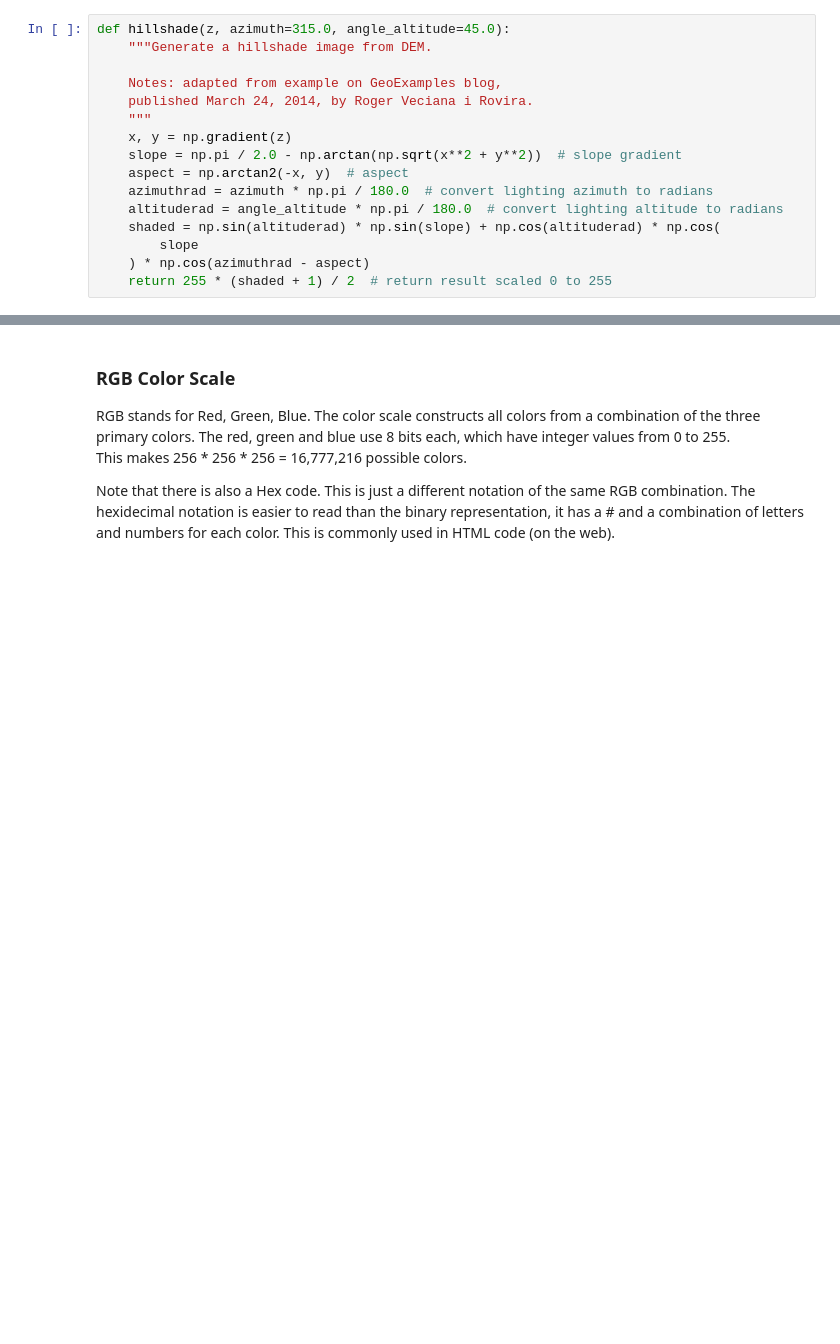
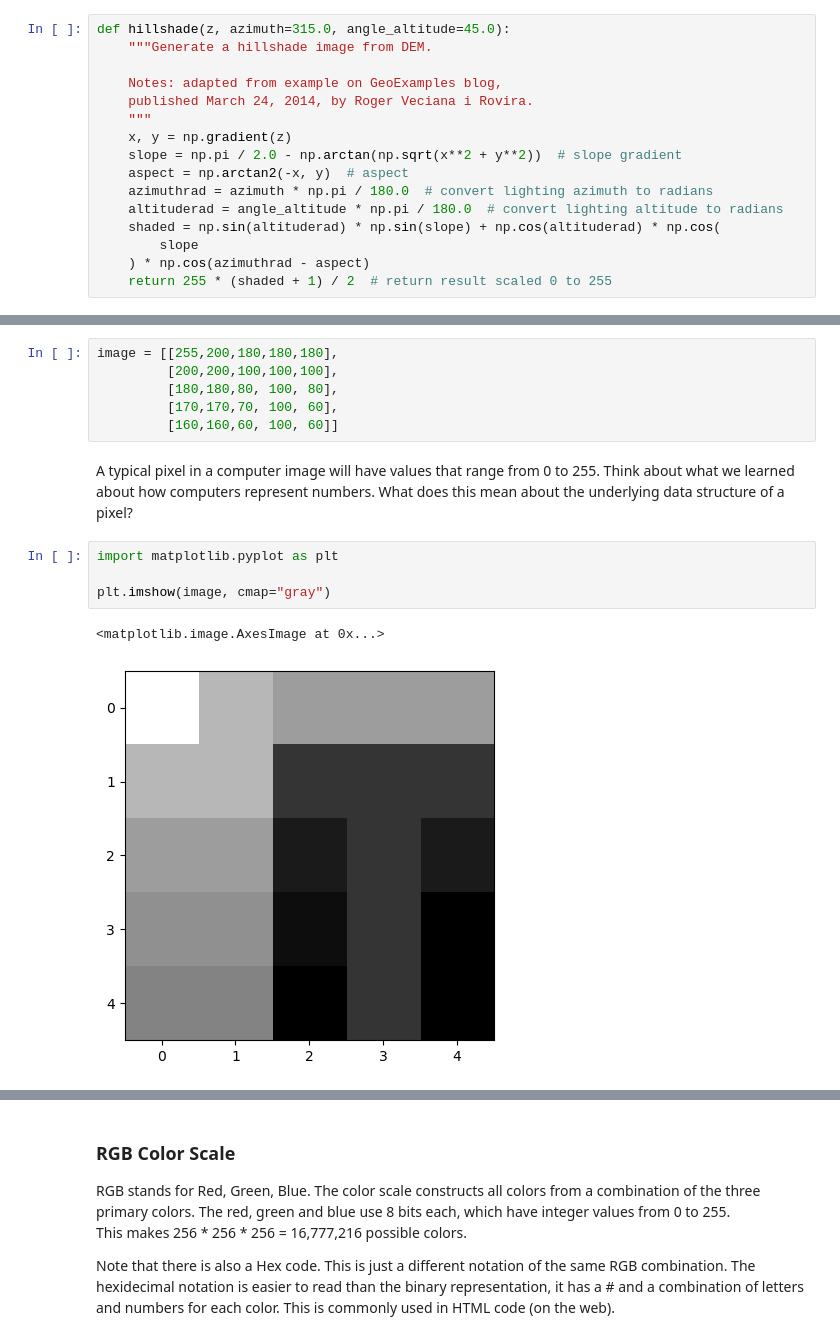
Before and after one commit to IntroPythonEarthsciCUBoulder/intro_py_earthsci_fall_semester2025, a Jupyter notebook: InClassNotebooksAndSlides/15_ImageAnalysis.ipynb, the cells around one changed output, grey strips where cells are left out. Drawn from its saved outputs; the diff is of its cells as text; blank space fills up the shorter version.

```diff
--- a/InClassNotebooksAndSlides/15_ImageAnalysis.ipynb
+++ b/InClassNotebooksAndSlides/15_ImageAnalysis.ipynb
@@ -83,0 +195,15 @@ variables, in the case of the DEM that you worked with earlier: the elements rep
+# %%
+image = [[255,200,180,180,180],
+         [200,200,100,100,100],
+         [180,180,80, 100, 80],
+         [170,170,70, 100, 60],
+         [160,160,60, 100, 60]]
+# %% [markdown]
+A typical pixel in a computer image will have values that range from 0 to 255.  Think about what we learned about how computers represent numbers.  What does this mean about the underlying data structure of a pixel?
+# %%
+import matplotlib.pyplot as plt
+
+plt.imshow(image, cmap="gray")
+# %% [output]
+<matplotlib.image.AxesImage at 0x...>
+[figure, added]
```
Also changed, not shown: parts of 44 cells of this notebook, 6 other files.
